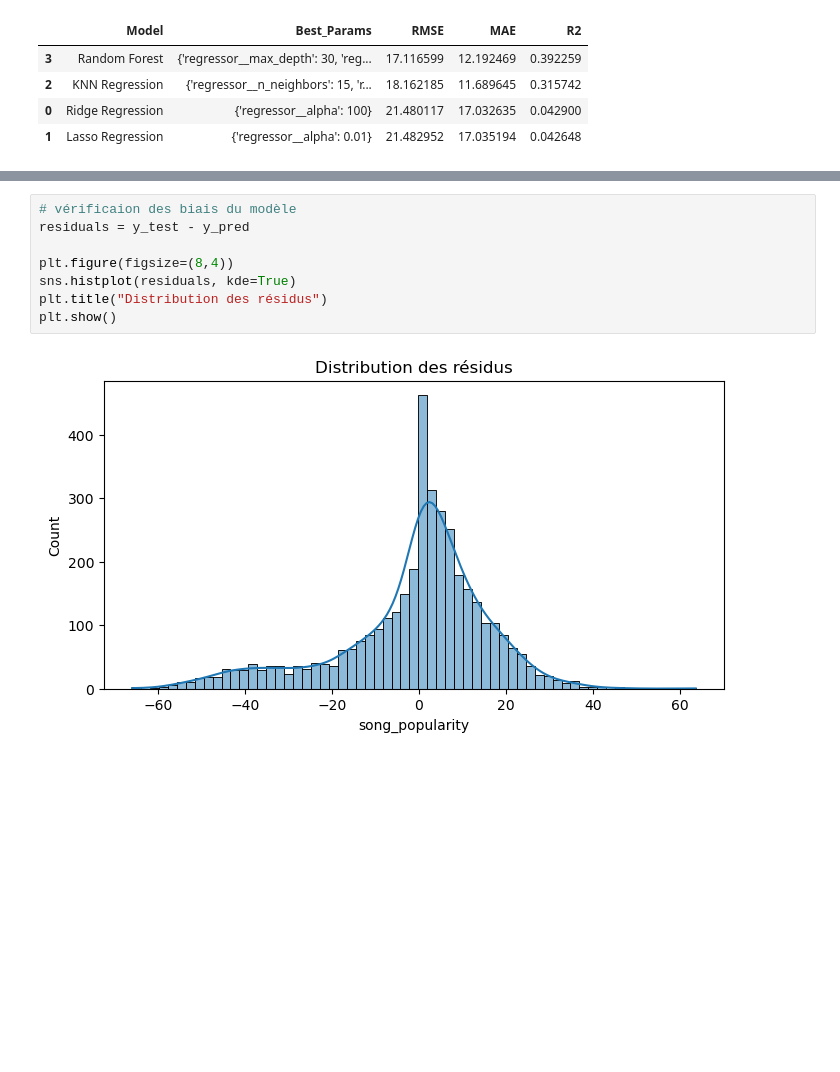
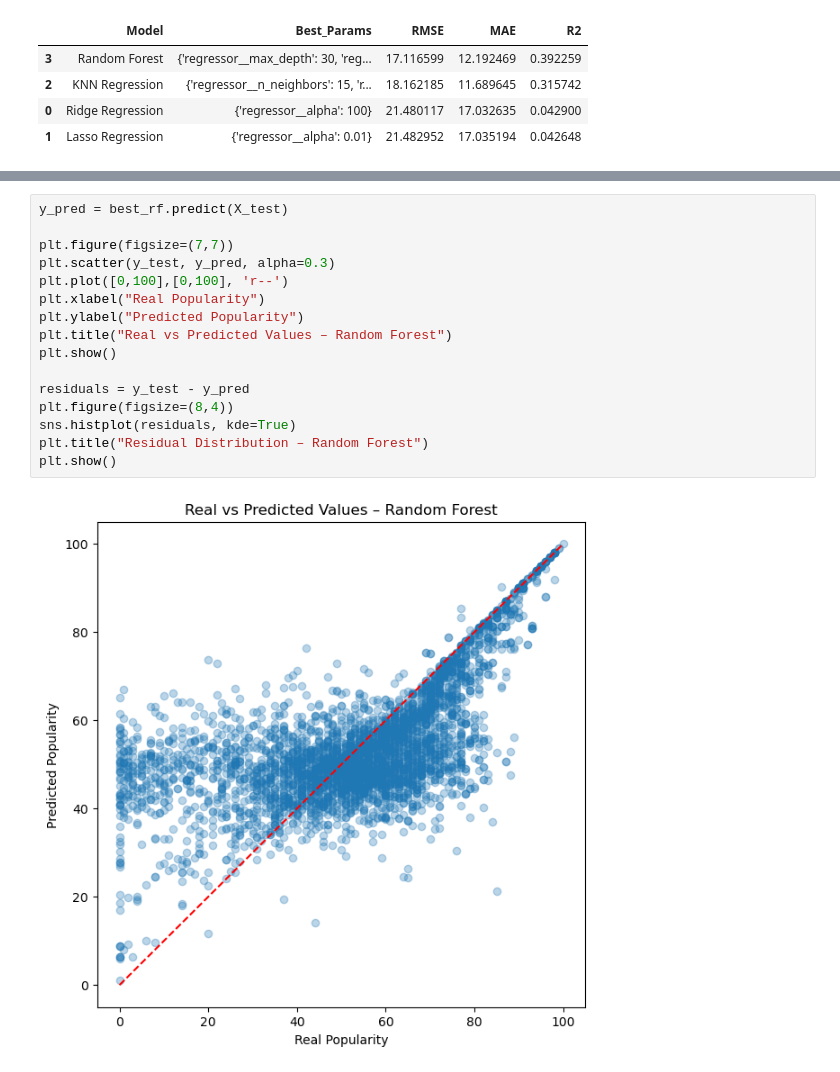
Before and after one commit to theobled/Project-Machine_Learning, a Jupyter notebook: Projet_Machine_Learning.ipynb, the cells around one changed output, grey strips where cells are left out. Cells and saved outputs as stored; diff of their text form; blank space fills up the shorter version.

```diff
--- a/Projet_Machine_Learning.ipynb
+++ b/Projet_Machine_Learning.ipynb
@@ -649,10 +621,18 @@ plt.show()
-# %%
-# vérificaion des biais du modèle
-residuals = y_test - y_pred
-
-plt.figure(figsize=(8,4))
-sns.histplot(residuals, kde=True)
-plt.title("Distribution des résidus")
-plt.show()
-# %% [output]
-[figure, removed]
+# %%
+y_pred = best_rf.predict(X_test)
+
+plt.figure(figsize=(7,7))
+plt.scatter(y_test, y_pred, alpha=0.3)
+plt.plot([0,100],[0,100], 'r--')
+plt.xlabel("Real Popularity")
+plt.ylabel("Predicted Popularity")
+plt.title("Real vs Predicted Values – Random Forest")
+plt.show()
+
+residuals = y_test - y_pred
+plt.figure(figsize=(8,4))
+sns.histplot(residuals, kde=True)
+plt.title("Residual Distribution – Random Forest")
+plt.show()
+# %% [output]
+[figure, added]
```
Also changed, not shown: parts of 16 cells of this notebook, 1 other file.
